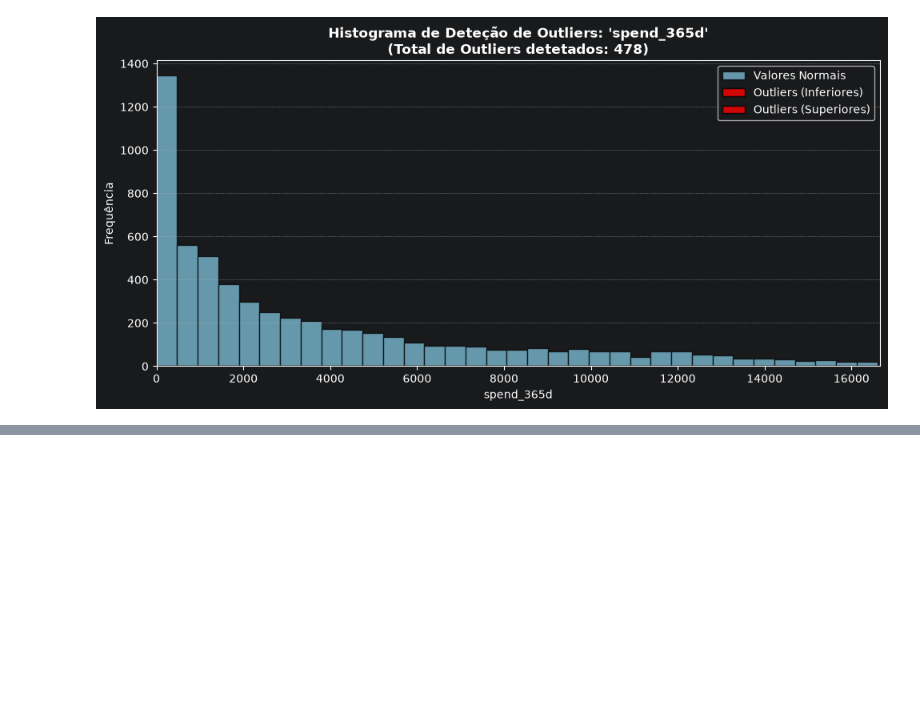
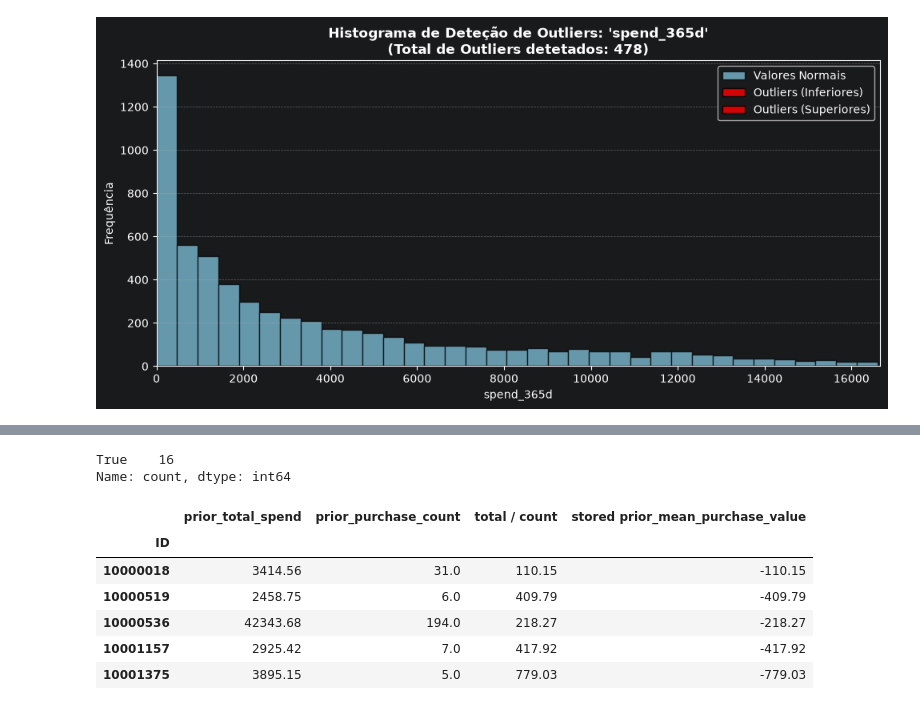
Before and after one commit to Martsnake/machine-learning, a Jupyter notebook: notebooks/Análise.ipynb, the cells around one changed output, grey strips where cells are left out. Saved outputs shown, nothing was run; the diff lists cells and outputs as text; code cells hidden in the pictures; blank space fills up the shorter version.

```diff
--- a/notebooks/Análise.ipynb
+++ b/notebooks/Análise.ipynb
@@ -587,0 +656,39 @@ Here is the distribution of the column Spend_365d
+# %%
+# 1. Isolar apenas as linhas onde o 'prior_mean_purchase_value' é negativo
+linhas_negativas = df_raw[df_raw["prior_mean_purchase_value"] < 0].copy()
+
+# 2. Calcular a divisão do total spend pelo purchase count
+calculated_mean = (
+    linhas_negativas["prior_total_spend"] / linhas_negativas["prior_purchase_count"]
+)
+
+# 3. Comparar, converter para Series do Pandas e contar os resultados (True / False)
+match_counts = pd.Series(
+    np.isclose(calculated_mean, linhas_negativas["prior_mean_purchase_value"].abs())
+).value_counts()
+
+print(match_counts)
+# %% [output]
+True    16
+Name: count, dtype: int64
+# %%
+recomputed_mean = df_raw["prior_total_spend"] / df_raw["prior_purchase_count"].replace(0, np.nan)
+stored_mean = df_raw["prior_mean_purchase_value"]
+
+is_billion = stored_mean >= 1e8
+is_negative = stored_mean < 0
+is_normal = stored_mean.notna() & ~is_billion & ~is_negative
+pd.DataFrame({
+    "prior_total_spend": df_raw.loc[is_negative, "prior_total_spend"],
+    "prior_purchase_count": df_raw.loc[is_negative, "prior_purchase_count"],
+    "total / count": recomputed_mean[is_negative],
+    "stored prior_mean_purchase_value": stored_mean[is_negative],
+}).head(5).round(2)
+# %% [output]
+|  | prior_total_spend | prior_purchase_count | total / count | stored prior_mean_purchase_value |
+| ID |  |  |  |  |
+| 10000018 | 3414.56 | 31.0 | 110.15 | -110.15 |
+| 10000519 | 2458.75 | 6.0 | 409.79 | -409.79 |
+| 10000536 | 42343.68 | 194.0 | 218.27 | -218.27 |
+| 10001157 | 2925.42 | 7.0 | 417.92 | -417.92 |
+| 10001375 | 3895.15 | 5.0 | 779.03 | -779.03 |
```
Also changed, not shown: parts of 18 cells of this notebook.
